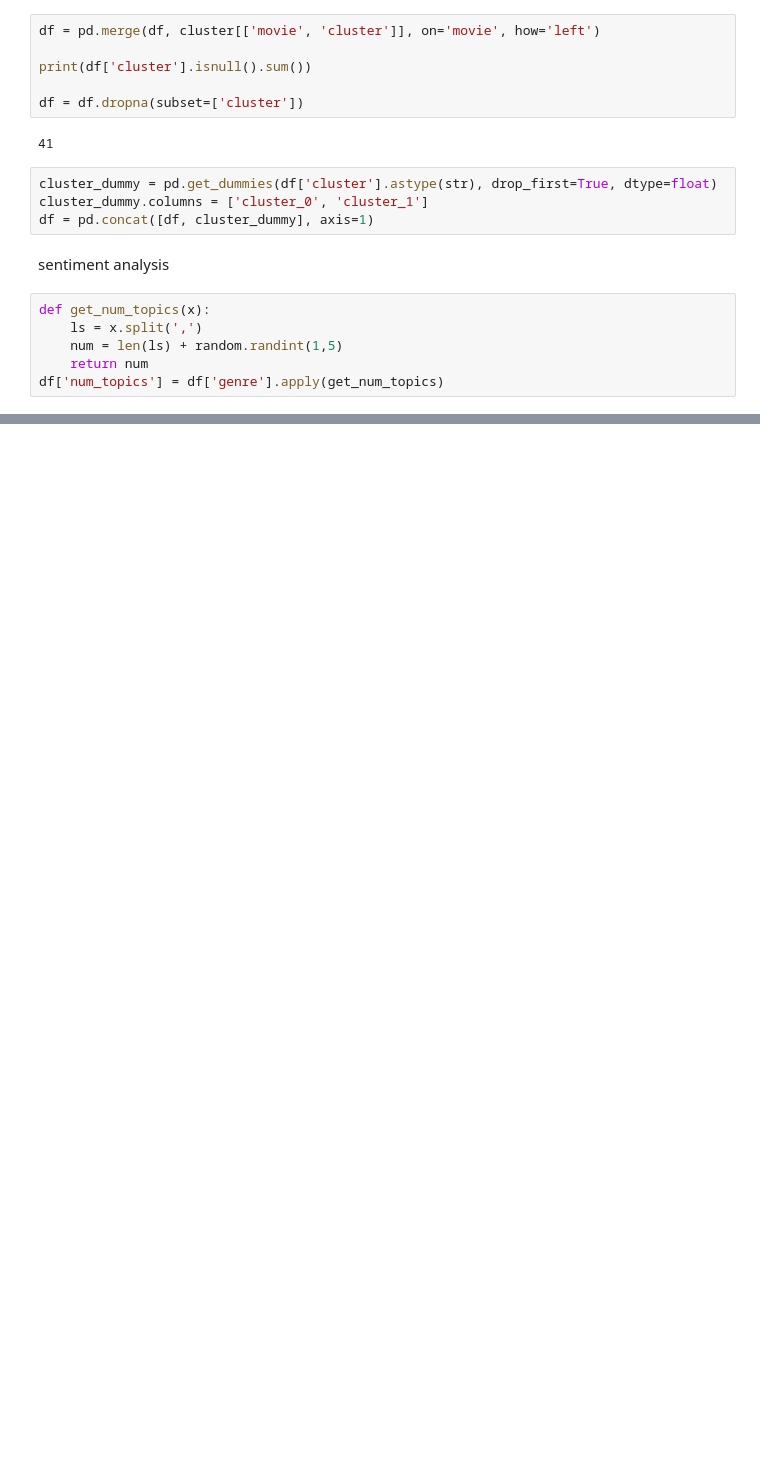
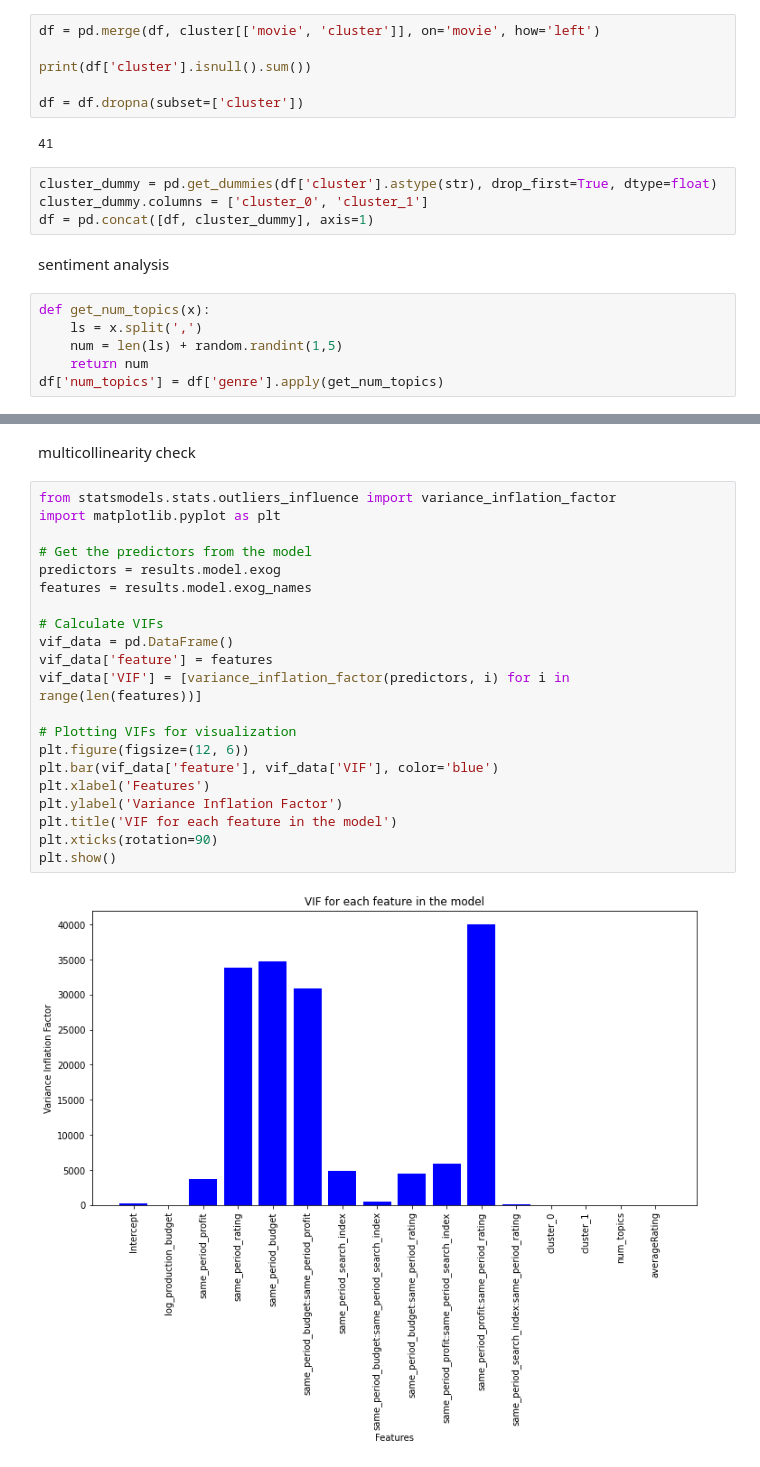
Before and after one commit to ZhimingMei/MGT4187-Project, a Jupyter notebook: results_folder/regression_all_log.ipynb, the cells around one changed output, grey strips where cells are left out. Cells and saved outputs as stored; diff of their text form; blank space fills up the shorter version.

Commit message:
add vif check for multicollinearity

```diff
--- a/results_folder/regression_all_log.ipynb
+++ b/results_folder/regression_all_log.ipynb
@@ -141,3 +141,28 @@ Notes:
 [1] Standard Errors assume that the covariance matrix of the errors is correctly specified.
 [2] The condition number is large, 5.89e+04. This might indicate that there are
 strong multicollinearity or other numerical problems.
+# %% [markdown]
+multicollinearity check
+# %%
+from statsmodels.stats.outliers_influence import variance_inflation_factor
+import matplotlib.pyplot as plt
+
+# Get the predictors from the model
+predictors = results.model.exog
+features = results.model.exog_names
+
+# Calculate VIFs
+vif_data = pd.DataFrame()
+vif_data['feature'] = features
+vif_data['VIF'] = [variance_inflation_factor(predictors, i) for i in range(len(features))]
+
+# Plotting VIFs for visualization
+plt.figure(figsize=(12, 6))
+plt.bar(vif_data['feature'], vif_data['VIF'], color='blue')
+plt.xlabel('Features')
+plt.ylabel('Variance Inflation Factor')
+plt.title('VIF for each feature in the model')
+plt.xticks(rotation=90)
+plt.show()
+# %% [output]
+[figure, added]
```
Also changed, not shown: parts of 3 cells of this notebook, 1 other file.
